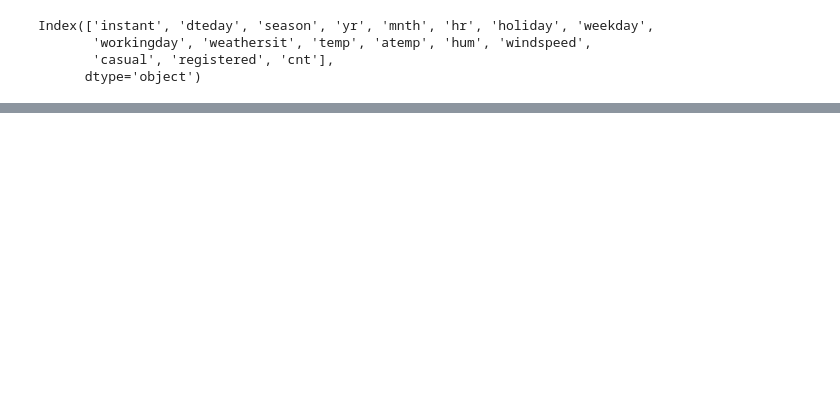
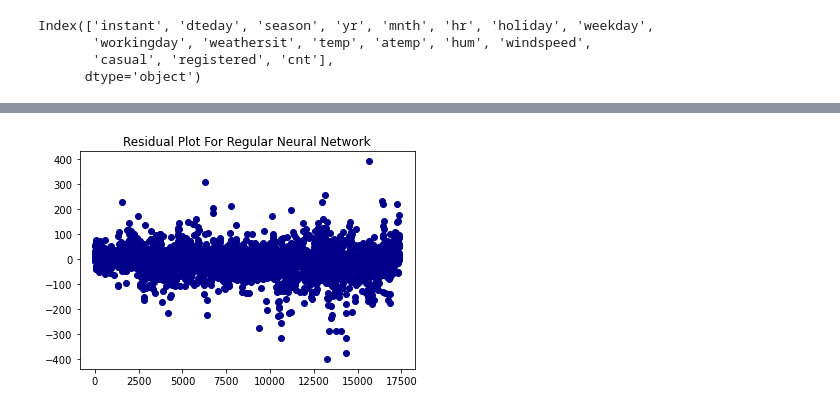
Before and after one commit to d5423197/Bikeshare, a Jupyter notebook: Notebooks/1.Exploratory Data Analysis For Hourly Bike Sharing Dataset.ipynb, the cells around one changed output, grey strips where cells are left out. Saved outputs shown, nothing was run; the diff lists cells and outputs as text; code cells hidden in the pictures; blank space fills up the shorter version.

```diff
--- a/Notebooks/1.Exploratory Data Analysis For Hourly Bike Sharing Dataset.ipynb
+++ b/Notebooks/1.Exploratory Data Analysis For Hourly Bike Sharing Dataset.ipynb
@@ -190,0 +214,9 @@ sqrt(mean_squared_error(prediction,y_test))
+# %%
+NNprediction = NN.predict(X_test)
+residuals = NNprediction-y_test
+# %%
+plt.plot(residuals,"o",color="darkblue")
+plt.title("Residual Plot For Regular Neural Network")
+plt.show()
+# %% [output]
+[figure, added]
```
Also changed, not shown: parts of 37 cells of this notebook.
